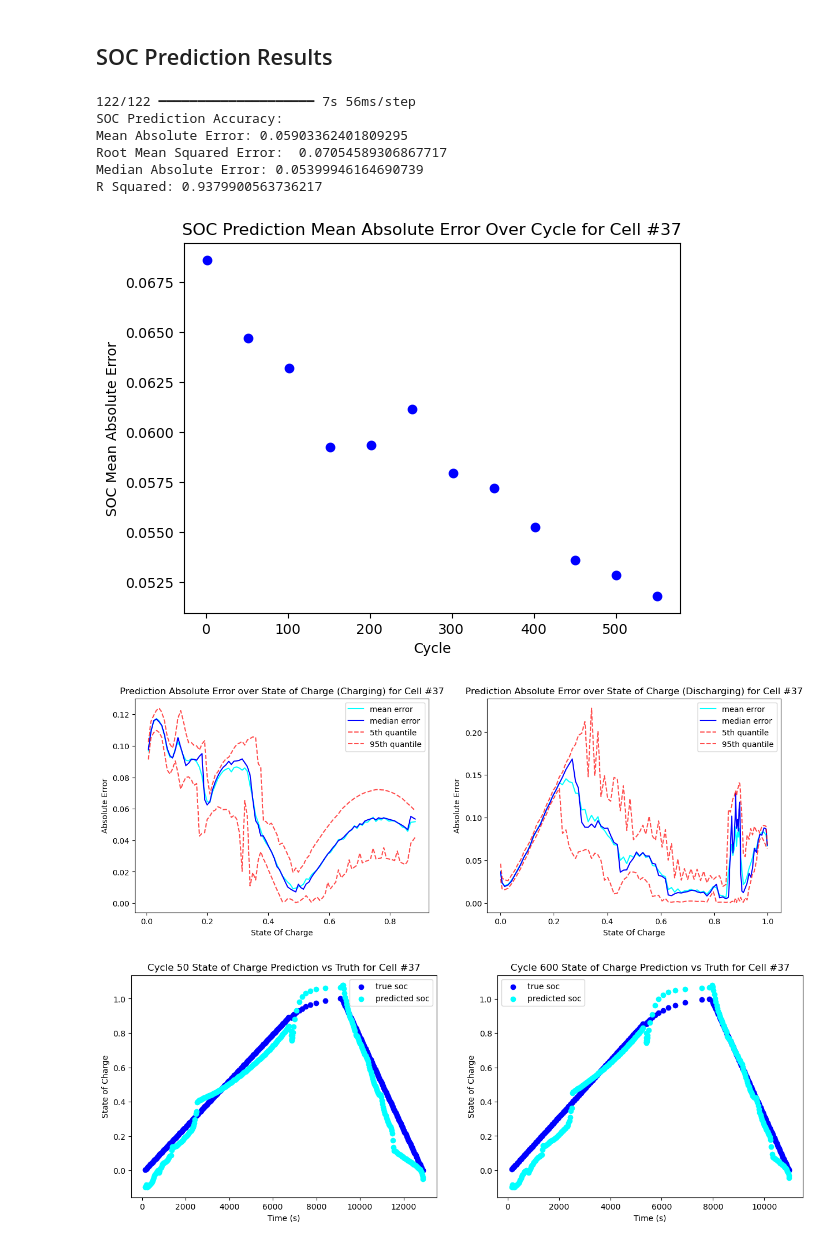
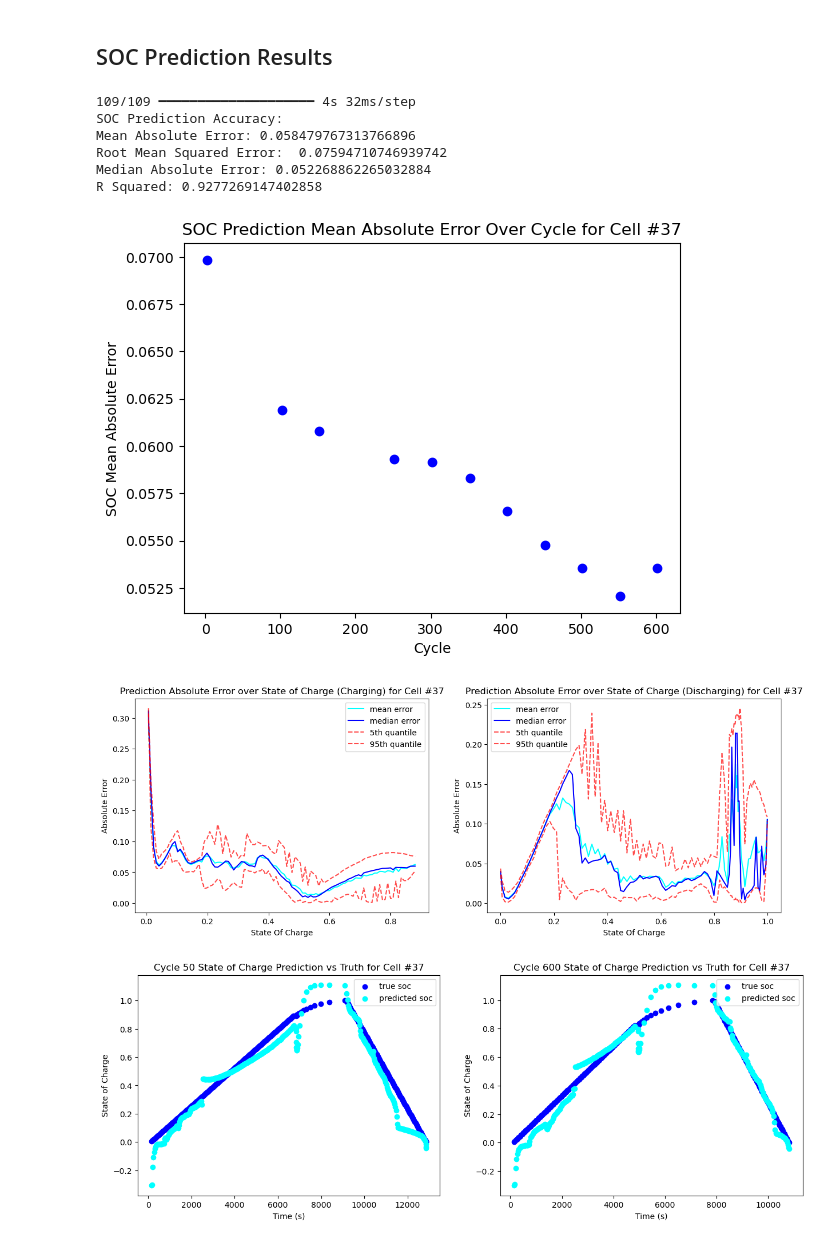
Before and after one commit to ryleytraverse/calce_project, a Jupyter notebook: soc_soh_estimation_framework_modeling.ipynb, the cells around one changed output. Cells and saved outputs as stored; diff of their text form; code cells hidden in the pictures.

```diff
--- a/soc_soh_estimation_framework_modeling.ipynb
+++ b/soc_soh_estimation_framework_modeling.ipynb
@@ -197,7 +203,7 @@ TCN_1 = Conv1D(50, 3, dilation_rate=20, activation = 'relu', padding = "causal",
 BIGRU_1 = Bidirectional(GRU(100, activation='relu', return_sequences=True, return_state=True), merge_mode='concat', name='BiGRU_1')
 TCN_2= Conv1D(50, 3, dilation_rate=20, activation = 'relu', padding = "causal", name='TCN_2')
 BIGRU_2 = Bidirectional(GRU(100, activation='relu'), name='BIGRU_2')
-concat_state = Concatenate(name='Concat_BiGRU_States')
+concat_state = Concatenate(name='Concat_BiGRU_states')
 dense_charge_encoder = Dense(50, activation = 'relu', name='Dense_Charge_Encoder')
 soh_decoder = Dense(10, name='Dense_SOH_Decoder')
 soh_output=Dense(1, name='SOH_Output')
@@ -275,7 +273,7 @@ R Squared: 0.9563646642430016
 add_soh = False
 add_soc = True
 seq_len = 80
-soc_cycle_list = range(1, 602, 50)
+soc_cycle_list = range(2, 603, 50)
 df_soc_35, X_35, y_soh_35, y_soc_35 = help_func.get_X_y_soh(df_subcycle_35, scaler, features, add_soh, add_soc, seq_len, soh_lower_bound, soh_upper_bound, soc_cycle_list, soh_break)
 df_soc_36, X_36, y_soh_36, y_soc_36 = help_func.get_X_y_soh(df_subcycle_36, scaler, features, add_soh, add_soc, seq_len, soh_lower_bound, soh_upper_bound, soc_cycle_list, soh_break)
 df_soc_38, X_38, y_soh_38, y_soc_38 = help_func.get_X_y_soh(df_subcycle_38, scaler, features, add_soh, add_soc, seq_len, soh_lower_bound, soh_upper_bound, soc_cycle_list, soh_break)
@@ -327,7 +325,8 @@ gaussian_noise = GaussianNoise(soh_pred_std, name='Gaussian_Noise')
 dense_soh_encoder = Dense(10, name='Dense_SOH_Encoder')
 #SOC Decoder
 concat_soh = Concatenate (axis=-1, name='Concat_SOH')
-soc_decoder = Dense(10, name='Dense_SOC_Decoder')
+soc_decoder1 =  Dense(50, name='Dense_SOC_Decoder1')
+soc_decoder2 = Dense(10, name='Dense_SOC_Decoder2')
 soc_output = Dense(1, name='SOC_Output')
 
 #SOH Encoder
@@ -335,7 +334,8 @@ x_soh_true = gaussian_noise(soh_encoder_inputs)
 x_soh_true = dense_soh_encoder(x_soh_true)
 #SOC Decoder
 x_soc = concat_soh([ouput_charge_encoder, x_soh_true])
-x_soc=soc_decoder(x_soc)
+x_soc=soc_decoder1(x_soc)
+x_soc=soc_decoder2(x_soc)
 output_soc = soc_output (x_soc)
 
 soc_model = Model(inputs=[input_tunc_model, soh_encoder_inputs], outputs=output_soc, name='functional_soc_model')
@@ -382,4 +382,4 @@ soc_model.compile(loss=tensorflow.keras.losses.MeanAbsoluteError(),
                   optimizer=tensorflow.keras.optimizers.Adam(learning_rate=0.001),
                   metrics=[tensorflow.keras.metrics.MeanSquaredError()])
 
-history = soc_model.fit([X_train, y_train_soh],  y_train_soc, epochs=100, batch_size=2500, callbacks=[es, reduce_lr], validation_data=([X_test, y_test_soh], y_test_soc), verbose=0)
+history = soc_model.fit([X_train, y_train_soh],  y_train_soc, epochs=300, batch_size=2500, callbacks=[es, reduce_lr], validation_data=([X_test, y_test_soh], y_test_soc), verbose=0)
@@ -406,15 +388,15 @@ Epoch 100/100
 # %%
 soc_pred = soc_model.predict([X_test, y_test_soc])
 df_soc_test['soc_prediction'] = soc_pred
 plot_util.print_results(df_soc_test, True, False)
-plot_util.plot_soc_stuff(df_soc_test, 1, 551)
+plot_util.plot_soc_stuff(df_soc_test, 2, 602)
 # %% [output]
-122/122 ━━━━━━━━━━━━━━━━━━━━ 7s 56ms/step
+109/109 ━━━━━━━━━━━━━━━━━━━━ 4s 32ms/step
 SOC Prediction Accuracy:
-Mean Absolute Error: 0.05903362401809295
-Root Mean Squared Error:  0.07054589306867717
-Median Absolute Error: 0.05399946164690739
-R Squared: 0.9379900563736217
+Mean Absolute Error: 0.058479767313766896
+Root Mean Squared Error:  0.07594710746939742
+Median Absolute Error: 0.052268862265032884
+R Squared: 0.9277269147402858
-[figure, old version]
+[figure, new version]
-[figure, old version]
+[figure, new version]
-[figure, old version]
+[figure, new version]
```
Also changed, not shown: parts of 11 cells of this notebook, 4 other files.
